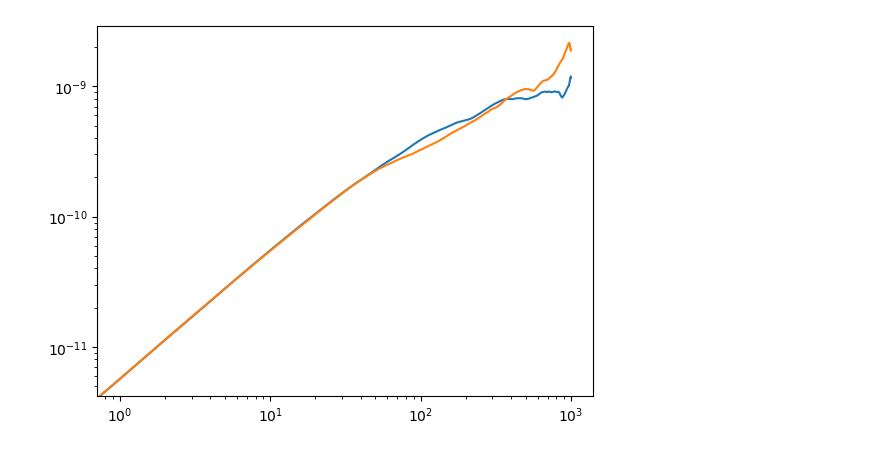
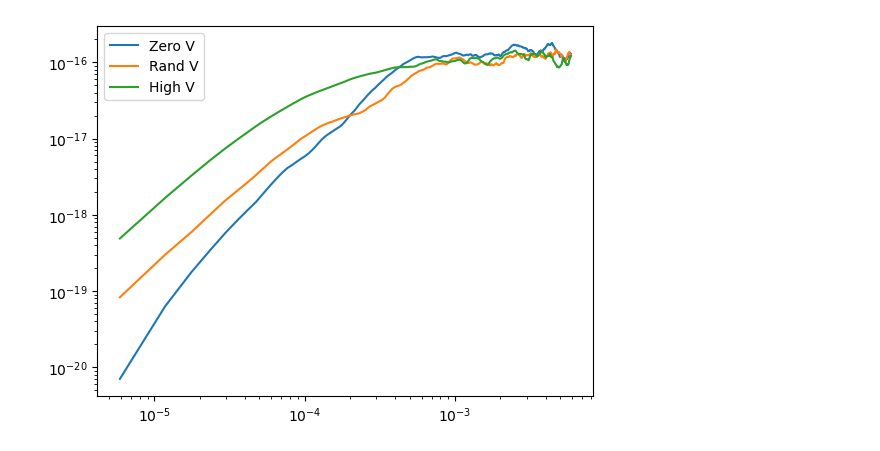
Before and after one commit to mcthumann/MarkovianEmbedding, a Jupyter notebook: SuperDiffusionSimulation.ipynb, the cells around one changed output. Cells and saved outputs as stored; diff of their text form; code cells hidden in the pictures.

```diff
--- a/SuperDiffusionSimulation.ipynb
+++ b/SuperDiffusionSimulation.ipynb
@@ -51,57 +89,52 @@ zero idx: [ 441970  486311  568334  605619  706383 1186960 1371317]
 # %%
-from tqdm import tqdm
 def compute_msd(time_trace, dt):
-    """
-    Compute the Mean Squared Displacement (MSD) for a 1D time trace.
 
-    Parameters:
-        time_trace (numpy.ndarray): 1D array of position values.
-        dt (float): Time interval between consecutive points in the time trace.
-
-    Returns:
-        numpy.ndarray: Array of MSD values for each lag time.
-        numpy.ndarray: Array of corresponding lag times.
-    """
     n = len(time_trace)
-    msd = np.zeros(n)  # Allocate array for MSD
     lag_times = np.arange(n) * dt  # Calculate lag times
 
-    for tau in tqdm(range(n)):
-        displacements = time_trace[tau:] - time_trace[:n - tau]
-        msd[tau] = np.mean(displacements**2)
-
+    msd = [(time_trace[0]-time_trace[i])**2 for i in range(n)]
     return msd, lag_times
 # %%
 msd_len = 1000
-sampling_rate = 1
-msds = []
 lag_times = 0
 
 import random
 
-for i in range(len(velocities)):
+msds_zint = []
+for i in range(len(traces)):
     for idx in zero_idxs[i]:
-        if idx+msd_len < len(velocities[i]):
-            super_trace = velocities[i][idx:idx+msd_len]
-            msd, lag_times = compute_msd(super_trace, sampling_rate)
-            msds.append(msd)
+        if idx+msd_len < len(traces[i]):
+            super_trace = traces[i][idx:idx+msd_len]
+            msd, lag_times = compute_msd(super_trace, 1/fs)
+            msds_zint.append(msd)
 
-msds2 = []
-for i in range(len(velocities)):
+msds_rint = []
+for i in range(len(traces)):
     for j in range(len(zero_idxs[i])):
-        idx = random.randint(0,len(velocities[i])-msd_len)
-        trace = velocities[i][idx:idx+msd_len]
-        msd2, lag_times = compute_msd(trace, sampling_rate)
-        msds2.append(msd2)
+        idx = random.randint(0,len(traces[i])-msd_len)
+        print("v at rand idx is " + str(V_traces[i][idx]))
+        reg_trace = traces[i][idx:idx+msd_len]
+        msd2, lag_times = compute_msd(reg_trace, 1/fs)
+        msds_rint.append(msd2)
 
-msds = np.array(msds)
-msds2 = np.array(msds2)
+msds_hint = []
+for i in range(len(traces)):
+    for idx in high_idxs[i]:
+        if idx+msd_len < len(traces[i]):
+            slow_trace = traces[i][idx:idx+msd_len]
+            msd, lag_times = compute_msd(slow_trace, 1/fs)
+            msds_hint.append(msd)
 
-mean_msd = np.mean(msds, axis=0)
-mean_msd2 = np.mean(msds2, axis=0)
+msds_zinta = np.mean(msds_zint, axis=0)
+msds_rinta = np.mean(msds_rint, axis=0)
+msds_hinta = np.mean(msds_hint, axis=0)
 
-plt.plot(lag_times, mean_msd)
-plt.plot(lag_times, mean_msd2)
+plt.plot(lag_times[1:], msds_zinta[1:], label="Zero V")
+plt.plot(lag_times[1:], msds_rinta[1:], label="Rand V")
+plt.plot(lag_times[1:], msds_hinta[1:], label="High V")
+# plt.plot(lag_times[1:], 1e-3*lag_times[1:]**3, label="3")
+plt.legend()
 plt.xscale('log')
 plt.yscale('log')
+plt.show()
 # %% [output]
@@ -108 +158 @@ plt.yscale('log')
-[figure, old version]
+[figure, new version]
```
Also changed, not shown: parts of 5 cells of this notebook, 1 other file.
